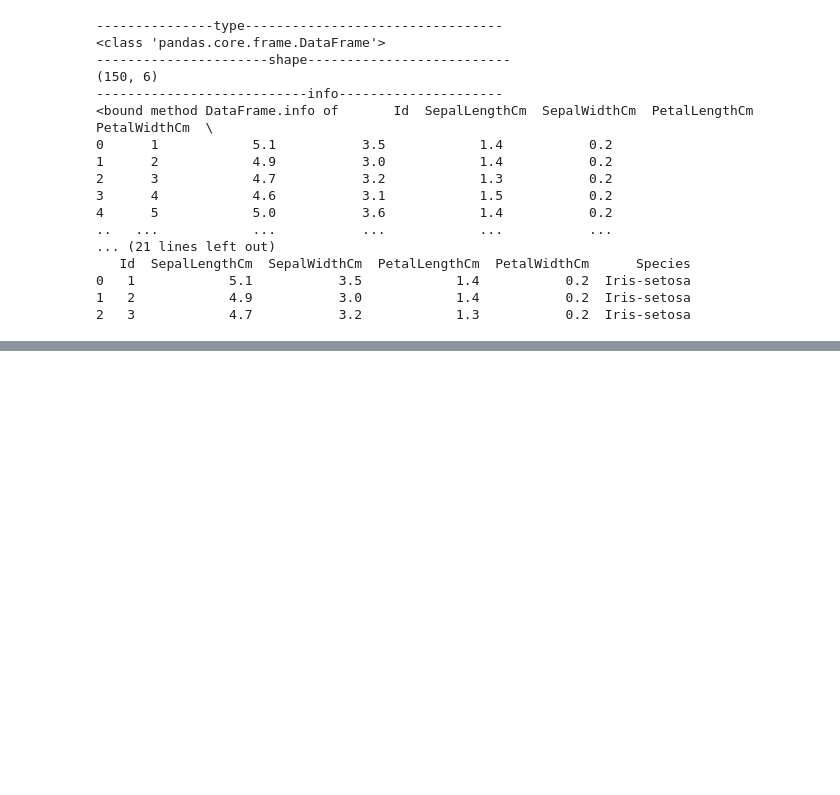
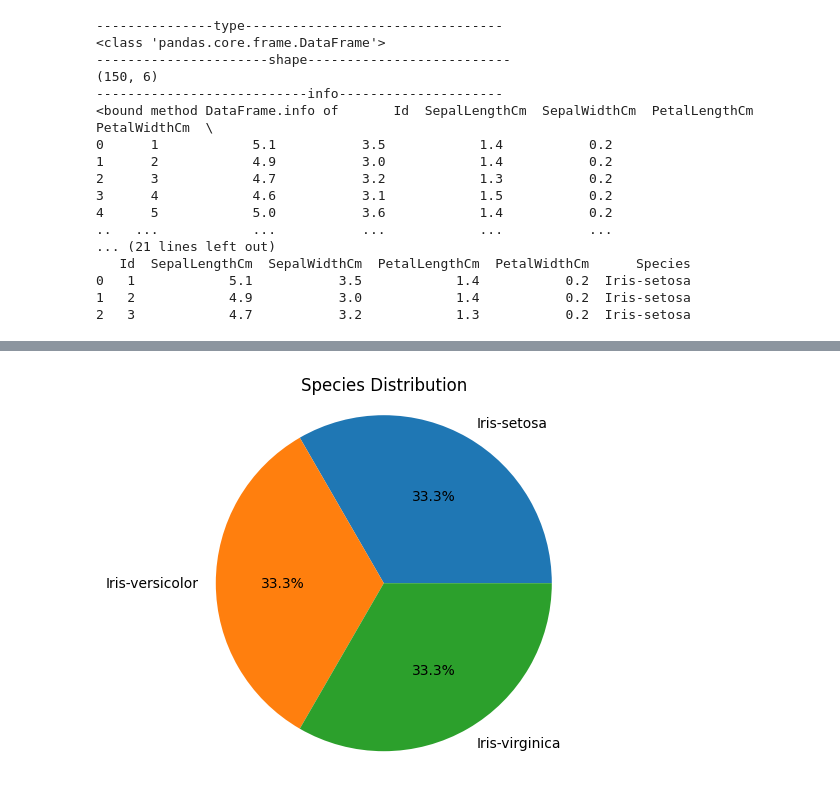
Before and after one commit to mekaviraj/ML_sem5, a Jupyter notebook: ml_lab_sem5.ipynb, the cells around one changed output, grey strips where cells are left out. Saved outputs shown, nothing was run; the diff lists cells and outputs as text; code cells hidden in the pictures; blank space fills up the shorter version.

```diff
--- a/ml_lab_sem5.ipynb
+++ b/ml_lab_sem5.ipynb
@@ -263,0 +400,8 @@ import sklearn
+# %%
+species_counts = df['Species'].value_counts()
+plt.pie(species_counts, labels=species_counts.index, autopct='%1.1f%%')
+plt.title('Species Distribution')
+plt.axis('equal')
+plt.show()
+# %% [output]
+[figure, added]
```
Also changed, not shown: parts of 13 cells of this notebook.
